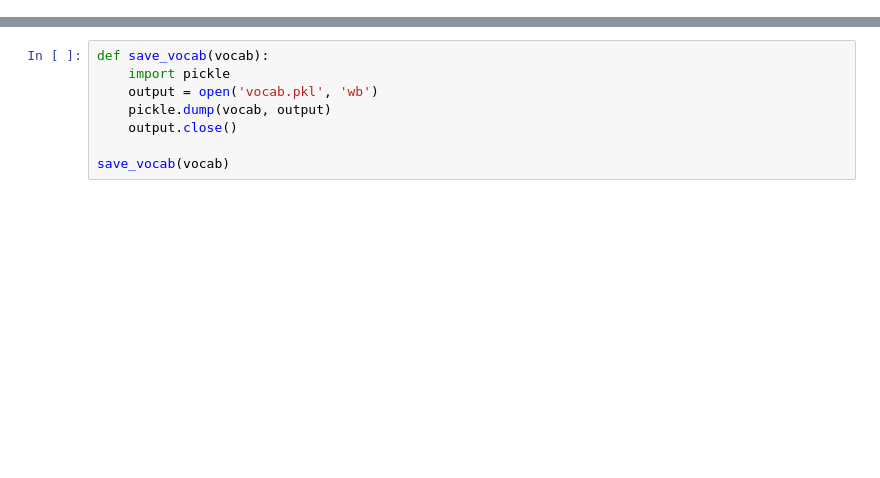
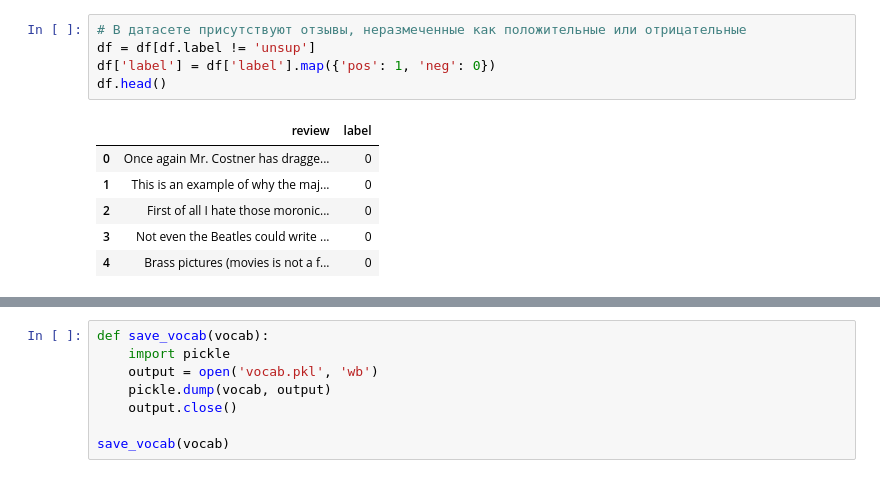
Before and after one commit to iociveteres/Neural-Networks, a Jupyter notebook: lab2/lab2.ipynb, the cells around one changed output, grey strips where cells are left out. Drawn from its saved outputs; the diff is of its cells as text; blank space fills up the shorter version.

```diff
--- a/lab2/lab2.ipynb
+++ b/lab2/lab2.ipynb
@@ -41,0 +67,12 @@ seed_everything(1)
+# %%
+# В датасете присутствуют отзывы, неразмеченные как положительные или отрицательные
+df = df[df.label != 'unsup']
+df['label'] = df['label'].map({'pos': 1, 'neg': 0})
+df.head()
+# %% [output]
+|  | review | label |
+| 0 | Once again Mr. Costner has dragge... | 0 |
+| 1 | This is an example of why the maj... | 0 |
+| 2 | First of all I hate those moronic... | 0 |
+| 3 | Not even the Beatles could write ... | 0 |
+| 4 | Brass pictures (movies is not a f... | 0 |
```
Also changed, not shown: parts of 24 cells of this notebook.
